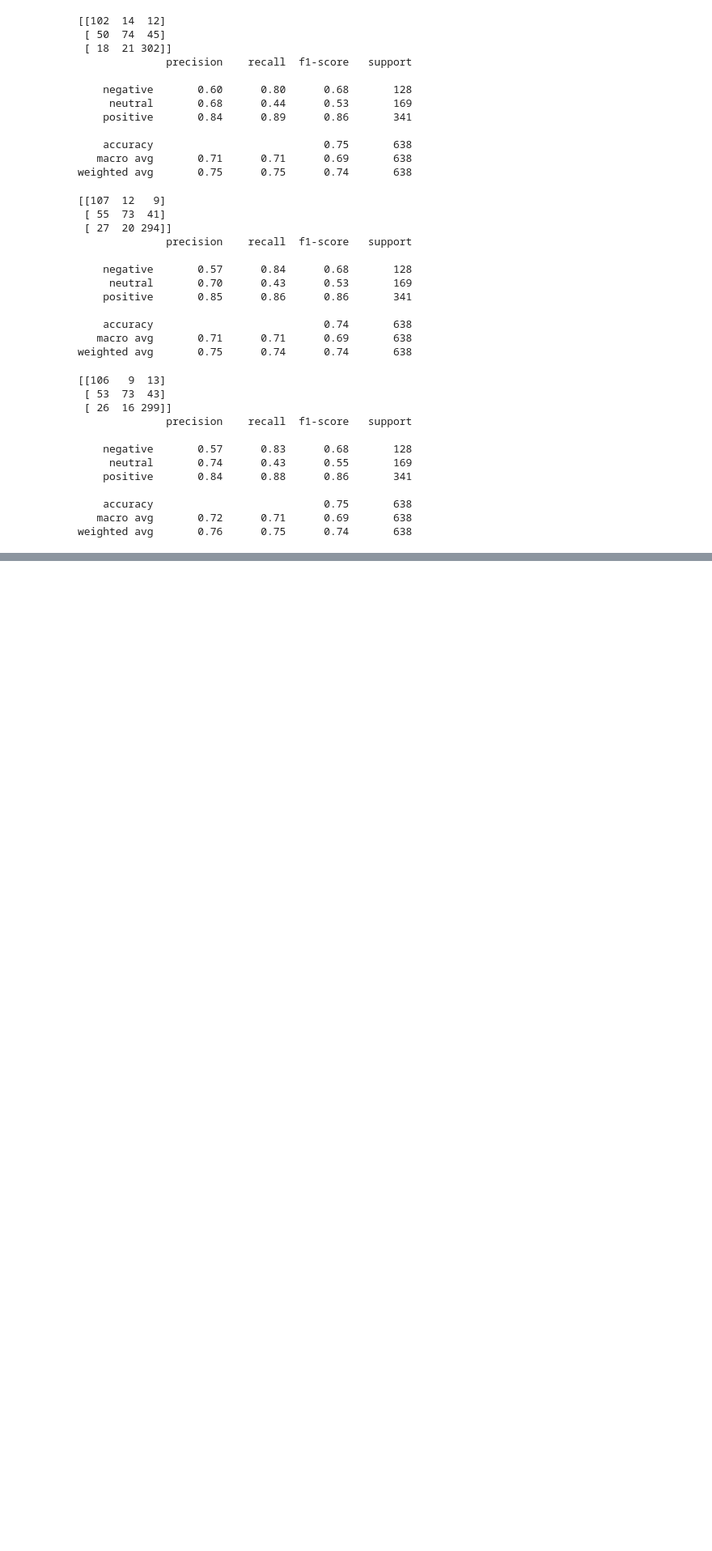
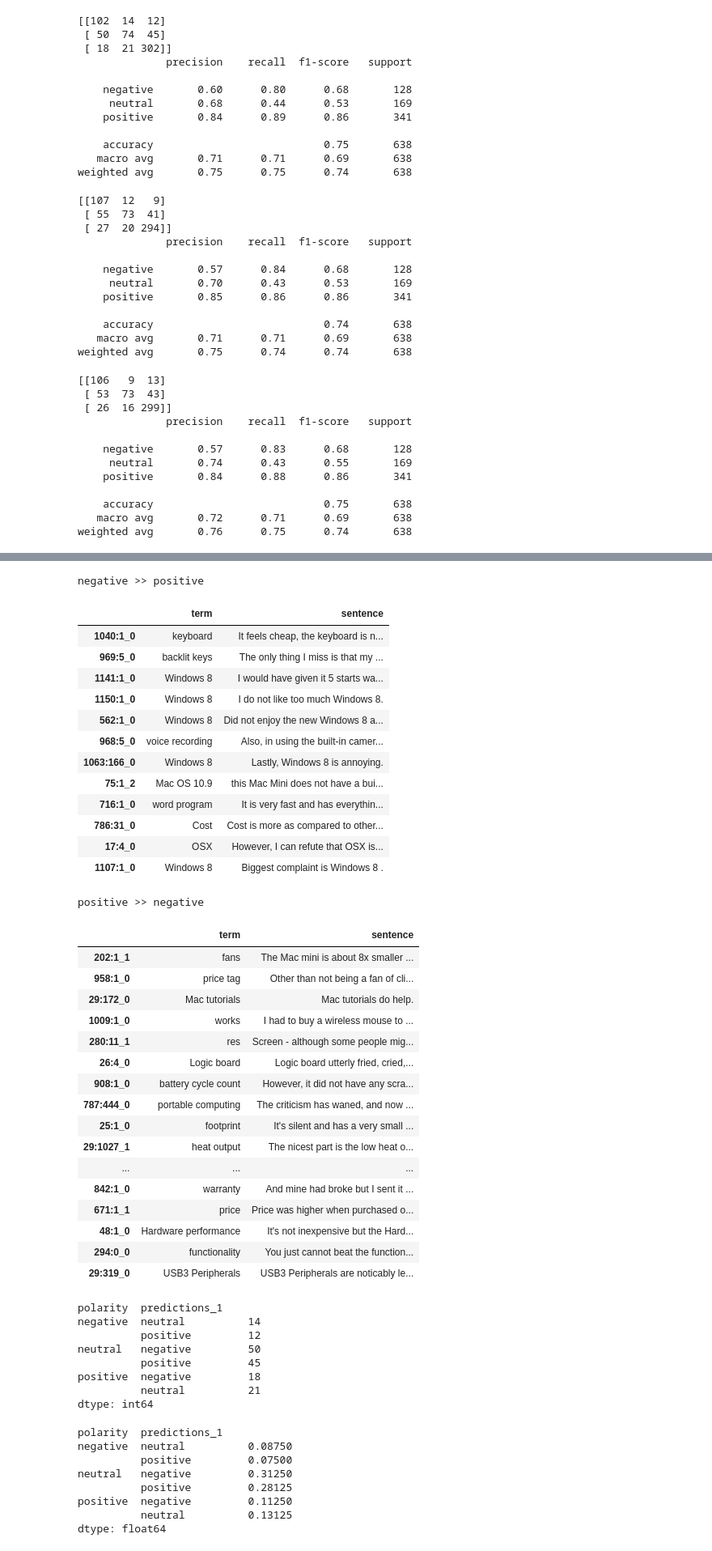
Before and after one commit to janehung04/w266-final, a Jupyter notebook: src/run-model.ipynb, the cells around one changed output, grey strips where cells are left out. Shown at 81% size. Saved outputs shown, nothing was run; the diff lists cells and outputs as text; code cells hidden in the pictures; blank space fills up the shorter version.

```diff
--- a/src/run-model.ipynb
+++ b/src/run-model.ipynb
@@ -1711,0 +1783,51 @@ get_asc_eval(asc_laptop_test_df.polarity,asc_laptop_test_df['predictions_4_10'])
+# %%
+explore_asc('predictions_1')
+# %% [output]
+negative >> positive
+|  | term | sentence |
+| 1040:1_0 | keyboard | It feels cheap, the keyboard is n... |
+| 969:5_0 | backlit keys | The only thing I miss is that my ... |
+| 1141:1_0 | Windows 8 | I would have given it 5 starts wa... |
+| 1150:1_0 | Windows 8 | I do not like too much Windows 8. |
+| 562:1_0 | Windows 8 | Did not enjoy the new Windows 8 a... |
+| 968:5_0 | voice recording | Also, in using the built-in camer... |
+| 1063:166_0 | Windows 8 | Lastly, Windows 8 is annoying. |
+| 75:1_2 | Mac OS 10.9 | this Mac Mini does not have a bui... |
+| 716:1_0 | word program | It is very fast and has everythin... |
+| 786:31_0 | Cost | Cost is more as compared to other... |
+| 17:4_0 | OSX | However, I can refute that OSX is... |
+| 1107:1_0 | Windows 8 | Biggest complaint is Windows 8 . |
+positive >> negative
+|  | term | sentence |
+| 202:1_1 | fans | The Mac mini is about 8x smaller ... |
+| 958:1_0 | price tag | Other than not being a fan of cli... |
+| 29:172_0 | Mac tutorials | Mac tutorials do help. |
+| 1009:1_0 | works | I had to buy a wireless mouse to ... |
+| 280:11_1 | res | Screen - although some people mig... |
+| 26:4_0 | Logic board | Logic board utterly fried, cried,... |
+| 908:1_0 | battery cycle count | However, it did not have any scra... |
+| 787:444_0 | portable computing | The criticism has waned, and now ... |
+| 25:1_0 | footprint | It's silent and has a very small ... |
+| 29:1027_1 | heat output | The nicest part is the low heat o... |
+| ... | ... | ... |
+| 842:1_0 | warranty | And mine had broke but I sent it ... |
+| 671:1_1 | price | Price was higher when purchased o... |
+| 48:1_0 | Hardware performance | It's not inexpensive but the Hard... |
+| 294:0_0 | functionality | You just cannot beat the function... |
+| 29:319_0 | USB3 Peripherals | USB3 Peripherals are noticably le... |
+polarity  predictions_1
+negative  neutral          14
+          positive         12
+neutral   negative         50
+          positive         45
+positive  negative         18
+          neutral          21
+dtype: int64
+polarity  predictions_1
+negative  neutral          0.08750
+          positive         0.07500
+neutral   negative         0.31250
+          positive         0.28125
+positive  negative         0.11250
+          neutral          0.13125
+dtype: float64
```
Also changed, not shown: parts of 5 cells of this notebook.
